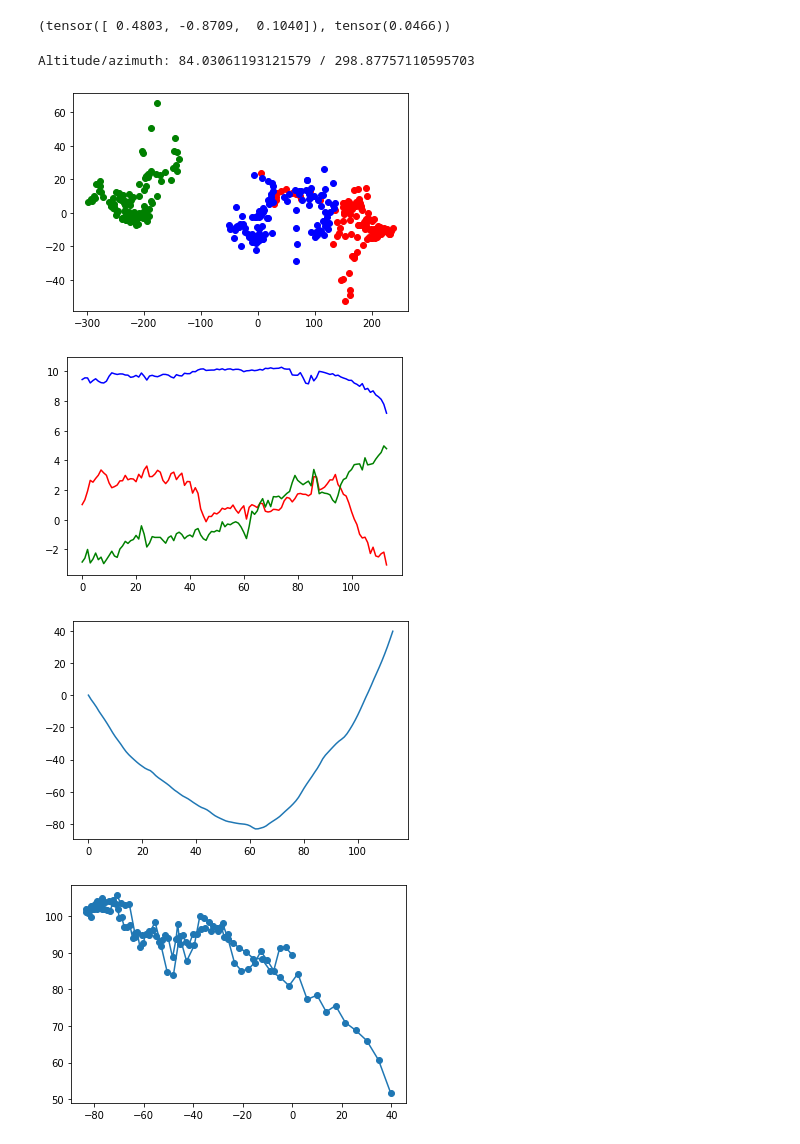
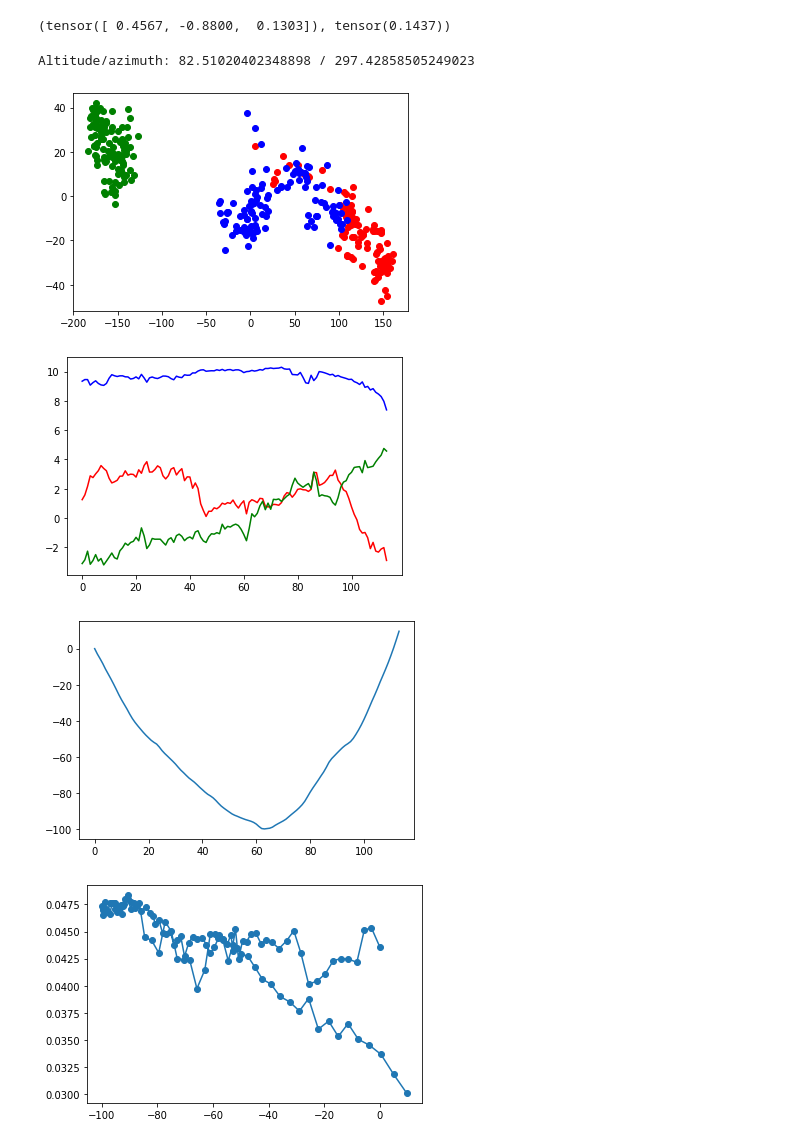
Before and after one commit to hafarooki/pymfr, a Jupyter notebook: demo/wind_axis.ipynb, the cells around one changed output. Saved outputs shown, nothing was run; the diff lists cells and outputs as text; code cells hidden in the pictures.

```diff
--- a/demo/wind_axis.ipynb
+++ b/demo/wind_axis.ipynb
@@ -11,36 +11,36 @@ from cdasws import CdasWs
 # %%
 time = ['2016-01-01T08:52:00Z', '2016-01-01T10:52:00Z']
 
-file_name = f"./data/wind_{time[0]}_{time[1]}_1min.npz"
+file_name = f"./data/wind_{time[0]}_{time[1]}_1min_moment.npz"
 if not pathlib.Path(file_name).exists():
     cdas = CdasWs()
 
-    status, data = cdas.get_data('WI_H1_SWE', ['Proton_VX_nonlin',
-                                               'Proton_VY_nonlin',
-                                               'Proton_VZ_nonlin',
-                                               'Proton_Np_nonlin',
-                                               'Proton_W_nonlin'],
+    status, data = cdas.get_data('WI_H1_SWE', ['Proton_VX_moment',
+                                               'Proton_VY_moment',
+                                               'Proton_VZ_moment',
+                                               'Proton_Np_moment',
+                                               'Proton_W_moment'],
                                  time[0], time[1])
 
     datetime = cdflib.epochs.CDFepoch().to_datetime(data.Epoch.values, to_np=True)
 
-    velocity = np.column_stack([data.Proton_VX_nonlin.values,
-                                data.Proton_VY_nonlin.values,
-                                data.Proton_VZ_nonlin.values])
-    velocity[np.any(velocity == data.Proton_VX_nonlin.FILLVAL, axis=1)] = np.nan
-    velocity[np.any(velocity == data.Proton_VY_nonlin.FILLVAL, axis=1)] = np.nan
-    velocity[np.any(velocity == data.Proton_VZ_nonlin.FILLVAL, axis=1)] = np.nan
+    velocity = np.column_stack([data.Proton_VX_moment.values,
+                                data.Proton_VY_moment.values,
+                                data.Proton_VZ_moment.values])
+    velocity[np.any(velocity == data.Proton_VX_moment.FILLVAL, axis=1)] = np.nan
+    velocity[np.any(velocity == data.Proton_VY_moment.FILLVAL, axis=1)] = np.nan
+    velocity[np.any(velocity == data.Proton_VZ_moment.FILLVAL, axis=1)] = np.nan
     velocity = pd.DataFrame(velocity, index=pd.DatetimeIndex(datetime)).interpolate()
     velocity = velocity.resample("60s").mean().shift(0.5, freq="60s").interpolate()
     times = velocity.index.values
 
-    density = data.Proton_Np_nonlin.values
-    density[density == data.Proton_Np_nonlin.FILLVAL] = np.nan
+    density = data.Proton_Np_moment.values
+    density[density == data.Proton_Np_moment.FILLVAL] = np.nan
     density = pd.Series(density, index=pd.DatetimeIndex(datetime)).interpolate()
     density = density.resample("60s").mean().shift(0.5, freq="60s").interpolate()
 
-    temperature = data.Proton_W_nonlin.values
-    temperature[temperature == data.Proton_W_nonlin.FILLVAL] = np.nan
+    temperature = data.Proton_W_moment.values
+    temperature[temperature == data.Proton_W_moment.FILLVAL] = np.nan
     temperature = (temperature * 1e3) ** 2 * scipy.constants.m_p / (2 * scipy.constants.Boltzmann) / 1e6
     temperature = pd.Series(temperature, index=pd.DatetimeIndex(datetime)).interpolate()
     temperature = temperature.resample("60s").mean().shift(0.5, freq="60s").interpolate()
@@ -75,7 +75,10 @@ from pymfr.axis import minimize_rdiff
 
 electric_field = -torch.cross(velocity, magnetic_field)
 frame = estimate_ht_frame(magnetic_field, electric_field)
-gas_pressure = scipy.constants.Boltzmann * (density * 1e6) * (temperature * 1e6) * 1e-9
-best_axis, best_rdiff = minimize_rdiff(magnetic_field, gas_pressure, frame, iterations=5)
+gas_pressure = scipy.constants.Boltzmann * (density * 1e6) * (temperature * 1e6) * 1e9
+best_axis, best_rdiff = minimize_rdiff(magnetic_field.cuda(),
+                                       gas_pressure.cuda(),
+                                       frame.cuda(),
+                                       iterations=20)
 best_axis = best_axis.cpu()
 best_rdiff = best_rdiff.cpu()
@@ -82,7 +90,7 @@ best_rdiff = best_rdiff.cpu()
 # %%
 best_axis, best_rdiff
 # %% [output]
-(tensor([ 0.4803, -0.8709,  0.1040]), tensor(0.0466))
+(tensor([ 0.4567, -0.8800,  0.1303]), tensor(0.1437))
 # %%
 def spherical(x, y, z):
     altitude = np.rad2deg(np.arctan2(np.sqrt(x ** 2 + y ** 2), z))
@@ -108,36 +116,37 @@ remaining_flow = velocity - frame
 
 d_flow = remaining_flow - remaining_flow.mean()
 d_alfven = alfven_velocity - alfven_velocity.mean()
 walen_slope = (d_flow * d_alfven).sum() / (d_alfven ** 2).sum()
 
 # if walen_slope > 0.3:
 #     continue
 
 altitude, azimuth = spherical(*best_axis.numpy())
 print("Altitude/azimuth:", altitude, "/", azimuth % 360)
 
 colors = ["red", "green", "blue"]
 
 for i_color, color in enumerate(colors):
     plt.scatter(alfven_velocity[:, i_color], remaining_flow[:, i_color], color=color)
 plt.show()
 
 rotated = rotation_matrix @ magnetic_field.numpy().T
 for i_color, color in enumerate(colors):
     plt.plot(rotated[i_color], color=color)
 plt.show()
 
 A = scipy.integrate.cumulative_trapezoid(rotated[1], initial=0)
 plt.plot(A)
 plt.show()
 
-P = rotated[2] ** 2
+magnetic_transverse_pressure = (rotated[2] * 1e-9) ** 2 / (2 * scipy.constants.mu_0) * 1e9
+P = gas_pressure + magnetic_transverse_pressure
 plt.scatter(A, P)
 plt.plot(A, P)
 plt.show()
 # %% [output]
-Altitude/azimuth: 84.03061193121579 / 298.87757110595703
+Altitude/azimuth: 82.51020402348898 / 297.42858505249023
-[figure, old version]
+[figure, new version]
-[figure, old version]
+[figure, new version]
-[figure, old version]
+[figure, new version]
-[figure, old version]
+[figure, new version]
```
Also changed, not shown: parts of 3 cells of this notebook, 2 other files.
